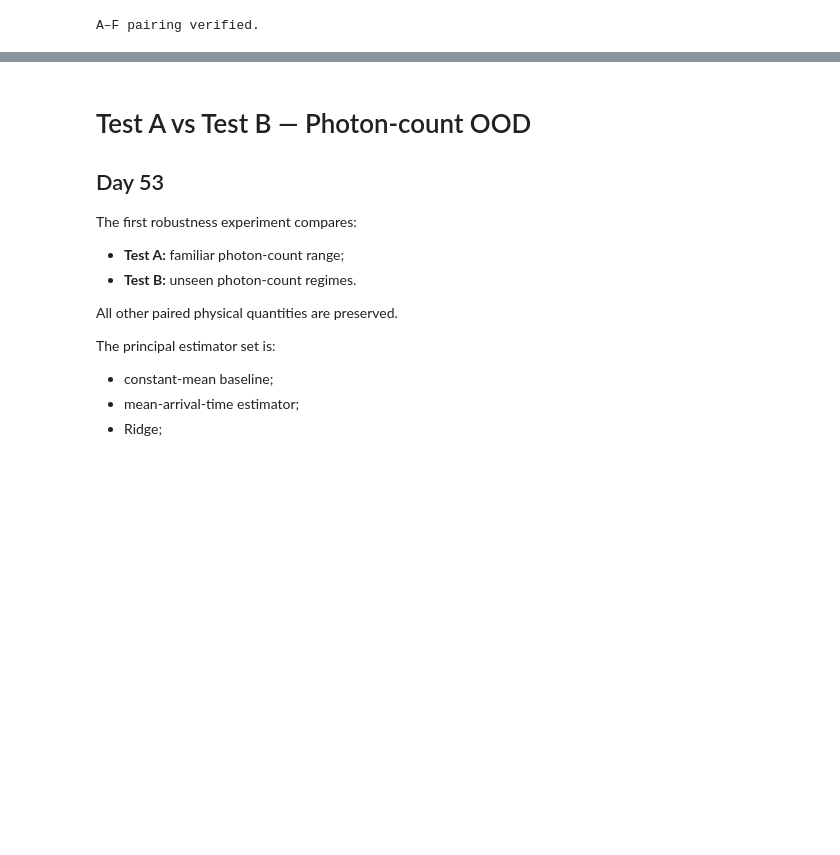
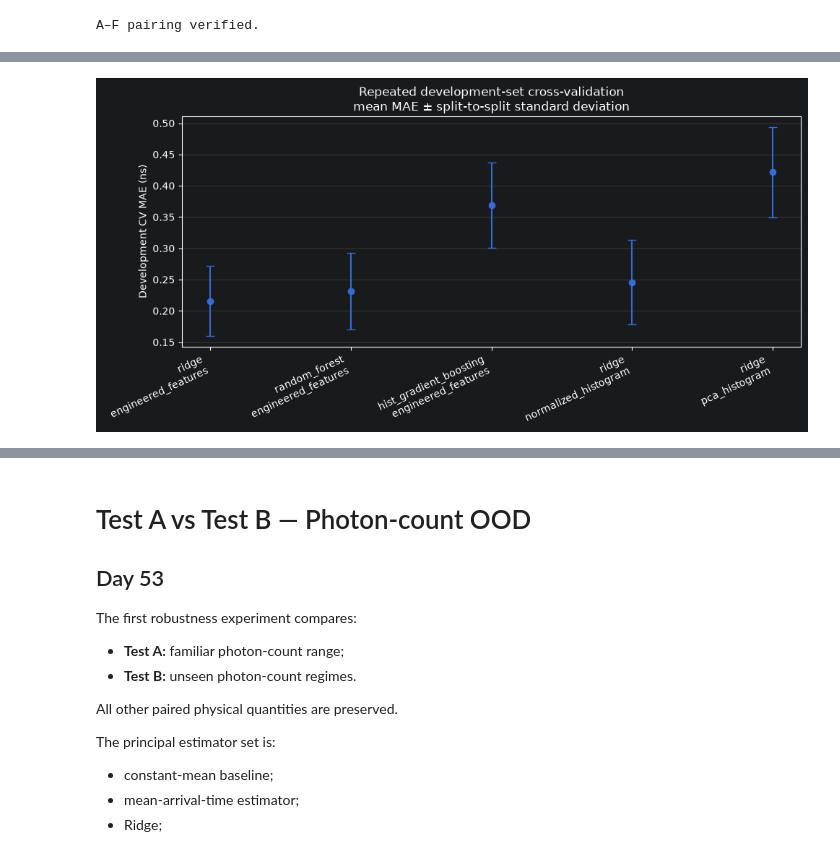
Before and after one commit to moryev/tcspc-lifetime-toolkit, a Jupyter notebook: notebooks/13_generalization_and_robustness.ipynb, the cells around one changed output, grey strips where cells are left out. Drawn from its saved outputs; the diff is of its cells as text; code cells hidden in the pictures; blank space fills up the shorter version.

```diff
--- a/notebooks/13_generalization_and_robustness.ipynb
+++ b/notebooks/13_generalization_and_robustness.ipynb
@@ -337,0 +579,18 @@ A–F pairing verified.
+# %%
+histogram_cv_estimators = {
+    "ridge_normalized_histogram": (
+        make_normalized_histogram_ridge_pipeline()
+    ),
+    "ridge_pca_histogram": (
+        make_pca_histogram_ridge_pipeline()
+    ),
+}
+
+histogram_cv_result = (
+    evaluate_estimators_repeated_cv(
+        estimators=histogram_cv_estimators,
+        X=development_dataset_cv.X_histograms,
+        y=development_dataset_cv.y,
+        config=cv_config,
+    )
+)
@@ -337,0 +685,52 @@ A–F pairing verified.
+# %%
+cv_plot_labels = (
+    cv_summary["estimator"]
+    + "\n"
+    + cv_summary["representation"]
+)
+
+x_positions = np.arange(
+    len(cv_summary)
+)
+
+fig, ax = plt.subplots(
+    figsize=(10, 5)
+)
+
+ax.errorbar(
+    x_positions,
+    cv_summary["mean_mae_ns"],
+    yerr=cv_summary["std_mae_ns"],
+    fmt="o",
+    capsize=4,
+)
+
+ax.set_xticks(
+    x_positions
+)
+
+ax.set_xticklabels(
+    cv_plot_labels,
+    rotation=25,
+    ha="right",
+)
+
+ax.set_ylabel(
+    "Development CV MAE (ns)"
+)
+
+ax.set_title(
+    "Repeated development-set cross-validation\n"
+    "mean MAE ± split-to-split standard deviation"
+)
+
+ax.grid(
+    axis="y",
+    alpha=0.3,
+)
+
+fig.tight_layout()
+
+plt.show()
+# %% [output]
+[figure, added]
```
Also changed, not shown: parts of 36 cells of this notebook.
